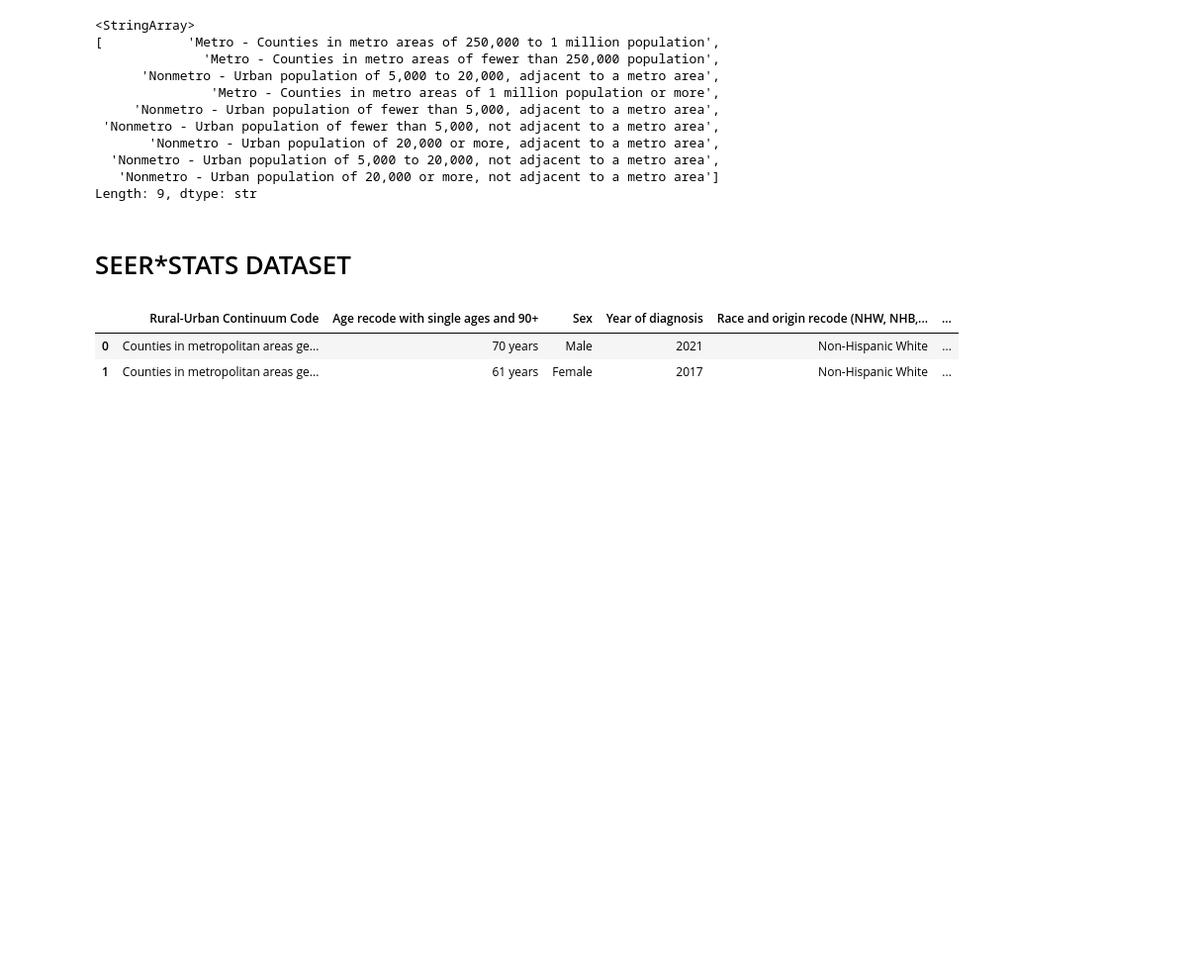
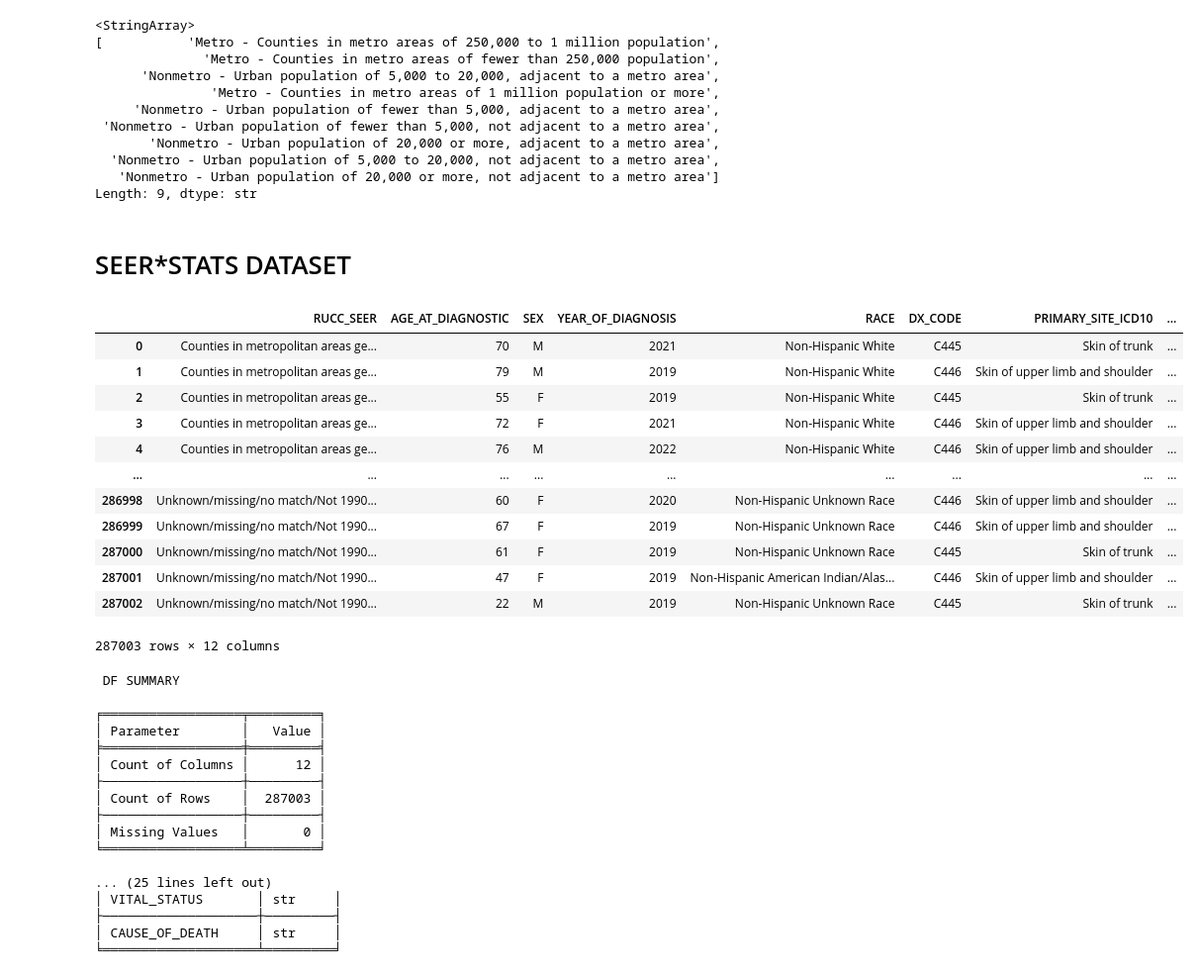
Before and after one commit to brytner/uv-exposure-melanoma-incidence-analysis, a Jupyter notebook: notebook/uv-exposure-melanoma-incidence-analysis.ipynb, the cells around one changed output. Shown at 99% size. Saved outputs shown, nothing was run; the diff lists cells and outputs as text; code cells hidden in the pictures; blank space fills up the shorter version.

Commit message:
All datasets normalized

```diff
--- a/notebook/uv-exposure-melanoma-incidence-analysis.ipynb
+++ b/notebook/uv-exposure-melanoma-incidence-analysis.ipynb
@@ -10,6 +10,9 @@ import numpy as np
 This function takes a dataframe as parameter to return valuable insights on the dataframe in a table format using `tabulate`
 # %%
 def df_insights(df):
+
+    display(df)
+
     insights = [
         ['Count of Columns', df.shape[1]],
         ['Count of Rows', df.shape[0]],
@@ -570,11 +680,75 @@ Length: 9, dtype: str
 # %% [markdown]
 # SEER*STATS DATASET
 # %%
-seer_db = pd.read_csv('../datasets/seer-stats.csv')
-seer_db.drop(columns=['Behavior code ICD-O-3'], inplace=True)
+seer_db = pd.read_csv('../datasets/seer_db_04092026.csv')
+seer_db.drop(columns=['Behavior code ICD-O-3',
+                      'Site recode ICD-O-3 2023 Revision Expanded'], inplace=True)
+seer_db.rename({'Rural-Urban Continuum Code': 'RUCC_SEER',
+                'Age recode with single ages and 90+': 'AGE_AT_DIAGNOSTIC',
+                'Sex': 'SEX',
+                'Year of diagnosis': 'YEAR_OF_DIAGNOSIS',
+                'Race and origin recode (NHW, NHB, NHAIAN, NHAPI, Hispanic)': 'RACE',
+                'Primary Site - labeled': 'PRIMARY_SITE',
+                'Behavior code ICD-O-3': 'BEHAVIOR',
+                'ICD-O-3 Hist/behav': 'HISTOLOGY',
+                'Vital status recode (study cutoff used)': 'VITAL_STATUS',
+                'SEER other cause of death classification': 'CAUSE_OF_DEATH'}, axis=1, inplace=True)
+seer_db['AGE_AT_DIAGNOSTIC'] = seer_db['AGE_AT_DIAGNOSTIC'].replace(' years', '', regex=True)
+seer_db['SEX'] = seer_db['SEX'].apply(lambda x: 'M' if x == 'Male' else 'F')
 
-seer_db.head(2)
+# SPLIT PRIMARY_SITE COLUMN INTO TWO
+
+seer_db['PRIMARY_SITE_ICD_10'] = seer_db['PRIMARY_SITE'].str.split('-', expand=True)[1]
+seer_db['DX_CODE'] = seer_db['PRIMARY_SITE'].str.split('-', expand=True)[0]
+seer_db['DX_CODE'] = seer_db['DX_CODE'].str.replace(r'\.', '', regex=True)
+seer_db.insert(5, 'DX_CODE', seer_db.pop('DX_CODE'))
+seer_db.insert(6, 'PRIMARY_SITE_ICD10', seer_db.pop('PRIMARY_SITE_ICD_10'))
+seer_db.drop(columns=['PRIMARY_SITE'], inplace=True)
+
+# SPLIT PRIMARY_SITE COLUMN INTO THREE
+
+seer_db['HISTOLOGY_ICD-O-3'] = seer_db['HISTOLOGY'].str.split('/', expand=True)[0]
+seer_db['BEHAVIOR'] = seer_db['HISTOLOGY'].str.split('/', expand=True)[1]
+seer_db['BEHAVIOR'] = seer_db['BEHAVIOR'].str.split(':', expand=True)[0]
+seer_db['TERM'] = seer_db['HISTOLOGY'].str.split(':', expand=True)[1]
+
+
+seer_db.insert(8, 'HISTOLOGY_ICD-O-3', seer_db.pop('HISTOLOGY_ICD-O-3'))
+seer_db.insert(9, 'BEHAVIOR', seer_db.pop('BEHAVIOR'))
+seer_db.insert(10, 'TERM', seer_db.pop('TERM'))
+seer_db.drop(columns=['HISTOLOGY'], inplace=True)
+
+
+
+df_insights(seer_db)
 # %% [output]
-|  | Rural-Urban Continuum Code | Age recode with single ages and 90+ | Sex | Year of diagnosis | Race and origin recode (NHW, NHB,... | ... |
-| 0 | Counties in metropolitan areas ge... | 70 years | Male | 2021 | Non-Hispanic White | ... |
-| 1 | Counties in metropolitan areas ge... | 61 years | Female | 2017 | Non-Hispanic White | ... |
+|  | RUCC_SEER | AGE_AT_DIAGNOSTIC | SEX | YEAR_OF_DIAGNOSIS | RACE | DX_CODE | PRIMARY_SITE_ICD10 | ... |
+| 0 | Counties in metropolitan areas ge... | 70 | M | 2021 | Non-Hispanic White | C445 | Skin of trunk | ... |
+| 1 | Counties in metropolitan areas ge... | 79 | M | 2019 | Non-Hispanic White | C446 | Skin of upper limb and shoulder | ... |
+| 2 | Counties in metropolitan areas ge... | 55 | F | 2019 | Non-Hispanic White | C445 | Skin of trunk | ... |
+| 3 | Counties in metropolitan areas ge... | 72 | F | 2021 | Non-Hispanic White | C446 | Skin of upper limb and shoulder | ... |
+| 4 | Counties in metropolitan areas ge... | 76 | M | 2022 | Non-Hispanic White | C446 | Skin of upper limb and shoulder | ... |
+| ... | ... | ... | ... | ... | ... | ... | ... | ... |
+| 286998 | Unknown/missing/no match/Not 1990... | 60 | F | 2020 | Non-Hispanic Unknown Race | C446 | Skin of upper limb and shoulder | ... |
+| 286999 | Unknown/missing/no match/Not 1990... | 67 | F | 2019 | Non-Hispanic Unknown Race | C446 | Skin of upper limb and shoulder | ... |
+| 287000 | Unknown/missing/no match/Not 1990... | 61 | F | 2019 | Non-Hispanic Unknown Race | C445 | Skin of trunk | ... |
+| 287001 | Unknown/missing/no match/Not 1990... | 47 | F | 2019 | Non-Hispanic American Indian/Alas... | C446 | Skin of upper limb and shoulder | ... |
+| 287002 | Unknown/missing/no match/Not 1990... | 22 | M | 2019 | Non-Hispanic Unknown Race | C445 | Skin of trunk | ... |
+287003 rows × 12 columns
+ DF SUMMARY
+
+╒══════════════════╤═════════╕
+│ Parameter        │   Value │
+╞══════════════════╪═════════╡
+│ Count of Columns │      12 │
+├──────────────────┼─────────┤
+│ Count of Rows    │  287003 │
+├──────────────────┼─────────┤
+│ Missing Values   │       0 │
+╘══════════════════╧═════════╛
+
+... (25 lines left out)
+│ VITAL_STATUS       │ str     │
+├────────────────────┼─────────┤
+│ CAUSE_OF_DEATH     │ str     │
+╘════════════════════╧═════════╛
```
Also changed, not shown: parts of 35 cells of this notebook.
